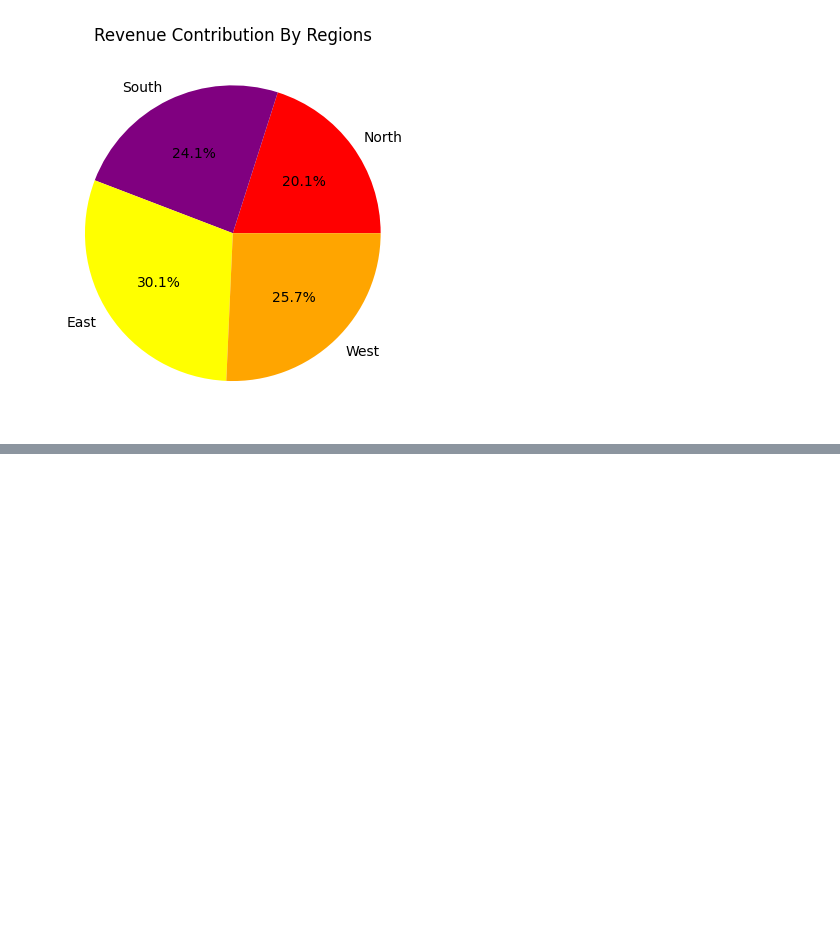
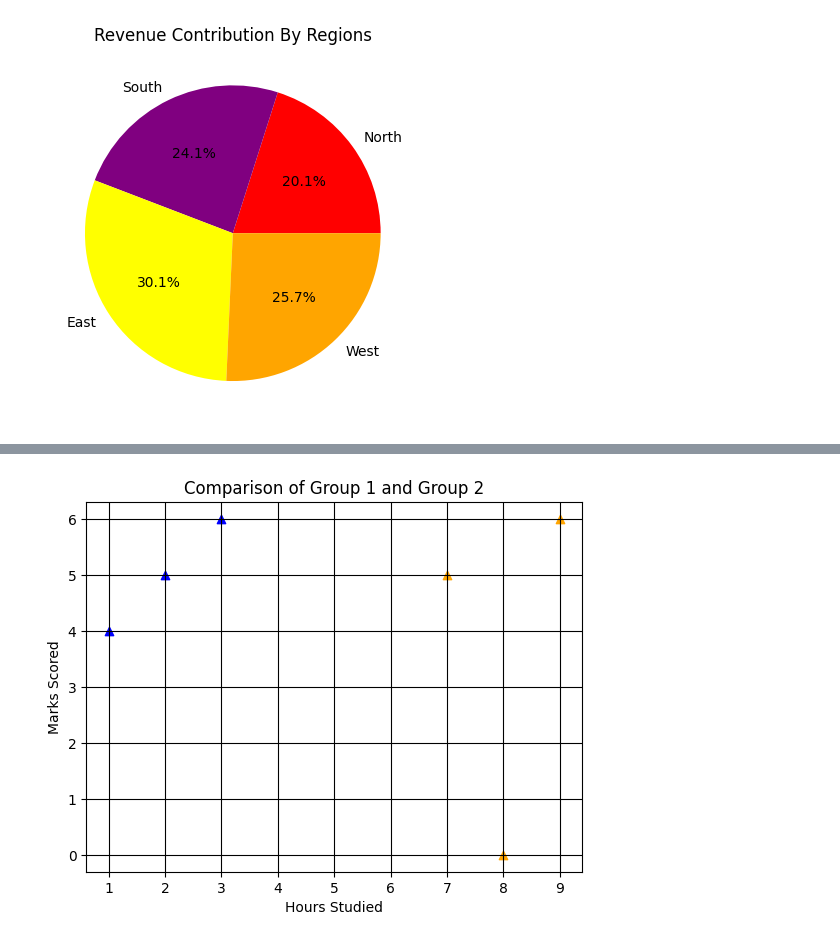
Before and after one commit to Legendkiller9855/Demo, a Jupyter notebook: learning_python_pynb.ipynb, the cells around one changed output, grey strips where cells are left out. Cells and saved outputs as stored; diff of their text form; code cells hidden in the pictures; blank space fills up the shorter version.

```diff
--- a/learning_python_pynb.ipynb
+++ b/learning_python_pynb.ipynb
@@ -2571,0 +2608,14 @@ plt.show()
+# %%
+#Scatter Plot can be used to show comparison of two values or classes in a single diagram.
+
+import matplotlib.pyplot as plt
+plt.scatter([1,2,3],[4,5,6],color = "Blue" , marker = "^"  ) #Group 1 , We can directly scatter the values without initalizing them first in the variables as done now.
+plt.scatter([9,8,7],[6,0,5] , color = "Orange" , marker = "^") #Group 2
+
+plt.xlabel("Hours Studied")
+plt.ylabel("Marks Scored")
+plt.title("Comparison of Group 1 and Group 2")
+plt.grid(True , color = "Black")
+plt.show()
+# %% [output]
+[figure, added]
```
Also changed, not shown: parts of 10 cells of this notebook.
